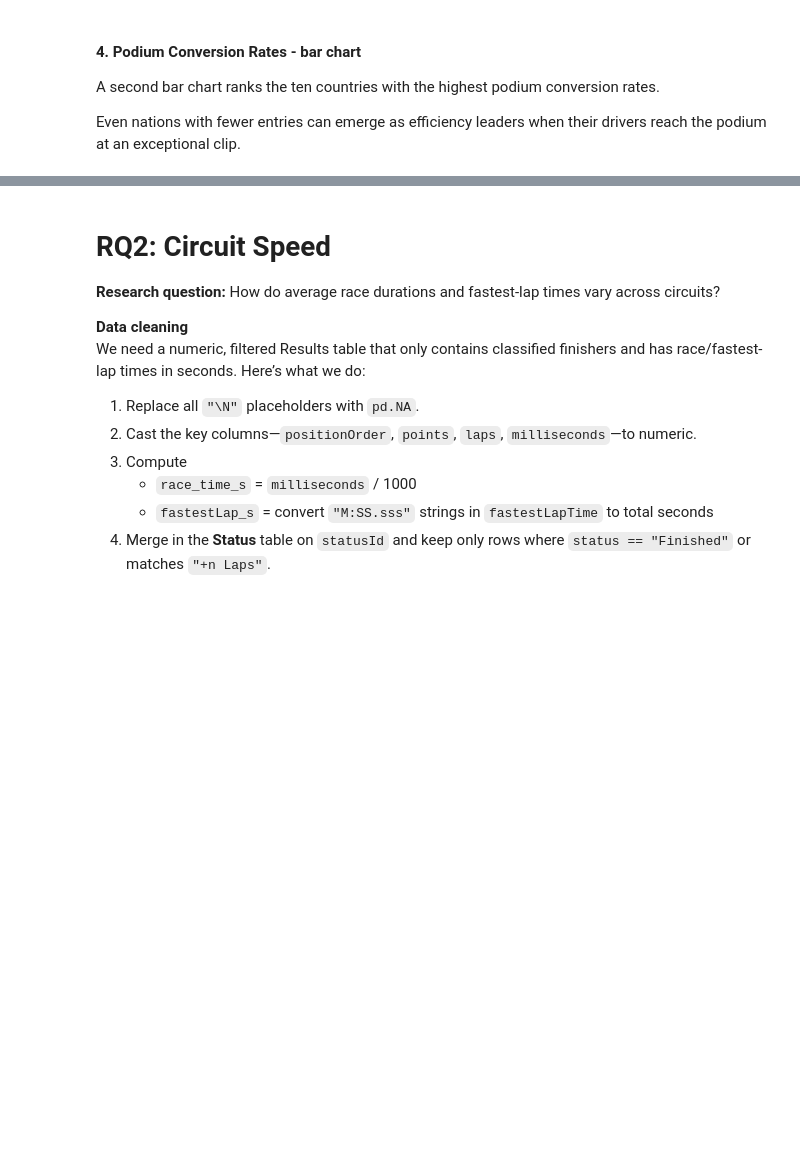
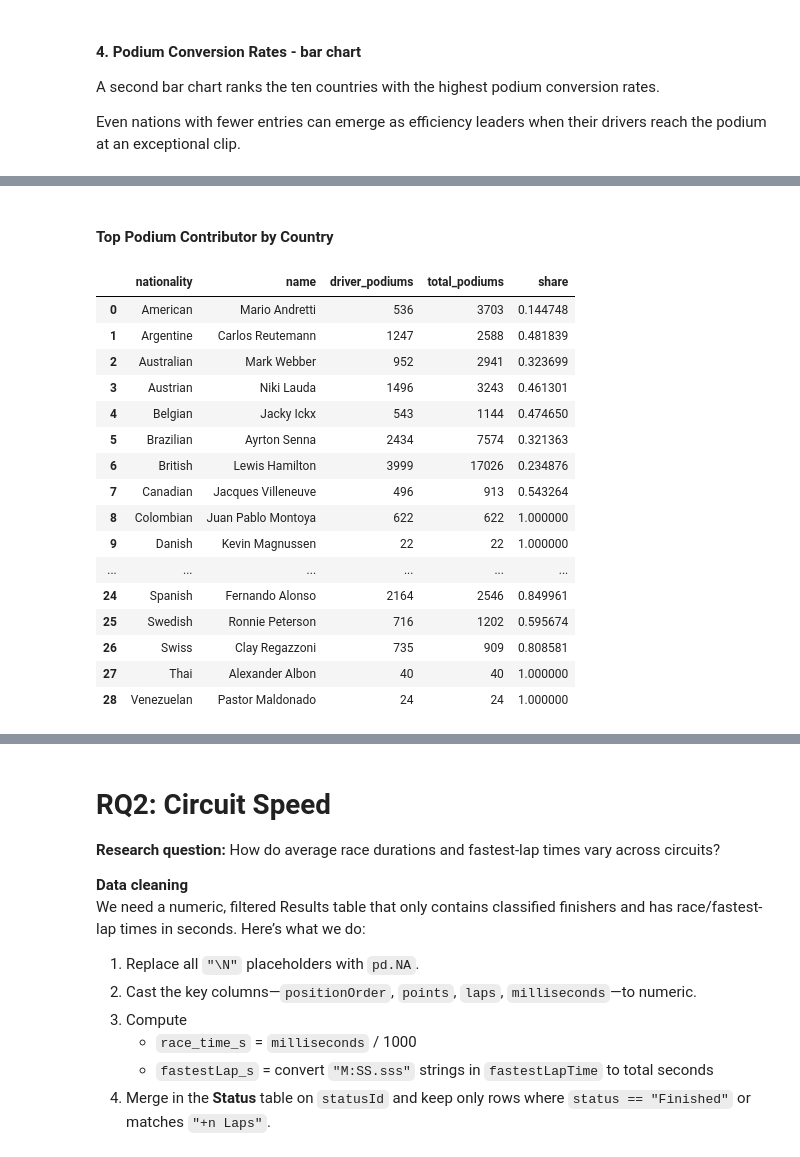
Before and after one commit to amanda-midd/QTM151_FinalProject, a Jupyter notebook: final_projects_ajm.ipynb, the cells around one changed output, grey strips where cells are left out. Cells and saved outputs as stored; diff of their text form; code cells hidden in the pictures; blank space fills up the shorter version.

```diff
--- a/final_projects_ajm.ipynb
+++ b/final_projects_ajm.ipynb
@@ -923,0 +966,56 @@ plt.show()
+# %% [markdown]
+#### **Top Podium Contributor by Country**
+# %%
+podium_counts = (
+    rq1[rq1["podium"]]
+    .groupby(["nationality", "driverId"])
+    .size()
+    .reset_index(name="driver_podiums")
+)
+
+podium_counts = (
+    podium_counts
+    .merge(
+        drivers[["driverId", "forename", "surname"]],
+        on="driverId",
+        how="left"
+    )
+    .assign(name=lambda df: df.forename + " " + df.surname)
+)
+
+total_podiums = (
+    podium_counts
+    .groupby("nationality", as_index=False)
+    .driver_podiums
+    .sum()
+    .rename(columns={"driver_podiums": "total_podiums"})
+)
+
+top_contributors = (
+    podium_counts
+    .sort_values(["nationality", "driver_podiums"], ascending=[True, False])
+    .groupby("nationality", as_index=False)
+    .first()[["nationality", "name", "driver_podiums"]]
+    .merge(total_podiums, on="nationality")
+    .assign(share=lambda df: df.driver_podiums / df.total_podiums)
+)
+
+display(top_contributors)
+# %% [output]
+|  | nationality | name | driver_podiums | total_podiums | share |
+| 0 | American | Mario Andretti | 536 | 3703 | 0.144748 |
+| 1 | Argentine | Carlos Reutemann | 1247 | 2588 | 0.481839 |
+| 2 | Australian | Mark Webber | 952 | 2941 | 0.323699 |
+| 3 | Austrian | Niki Lauda | 1496 | 3243 | 0.461301 |
+| 4 | Belgian | Jacky Ickx | 543 | 1144 | 0.474650 |
+| 5 | Brazilian | Ayrton Senna | 2434 | 7574 | 0.321363 |
+| 6 | British | Lewis Hamilton | 3999 | 17026 | 0.234876 |
+| 7 | Canadian | Jacques Villeneuve | 496 | 913 | 0.543264 |
+| 8 | Colombian | Juan Pablo Montoya | 622 | 622 | 1.000000 |
+| 9 | Danish | Kevin Magnussen | 22 | 22 | 1.000000 |
+| ... | ... | ... | ... | ... | ... |
+| 24 | Spanish | Fernando Alonso | 2164 | 2546 | 0.849961 |
+| 25 | Swedish | Ronnie Peterson | 716 | 1202 | 0.595674 |
+| 26 | Swiss | Clay Regazzoni | 735 | 909 | 0.808581 |
+| 27 | Thai | Alexander Albon | 40 | 40 | 1.000000 |
+| 28 | Venezuelan | Pastor Maldonado | 24 | 24 | 1.000000 |
```
Also changed, not shown: parts of 26 cells of this notebook.
